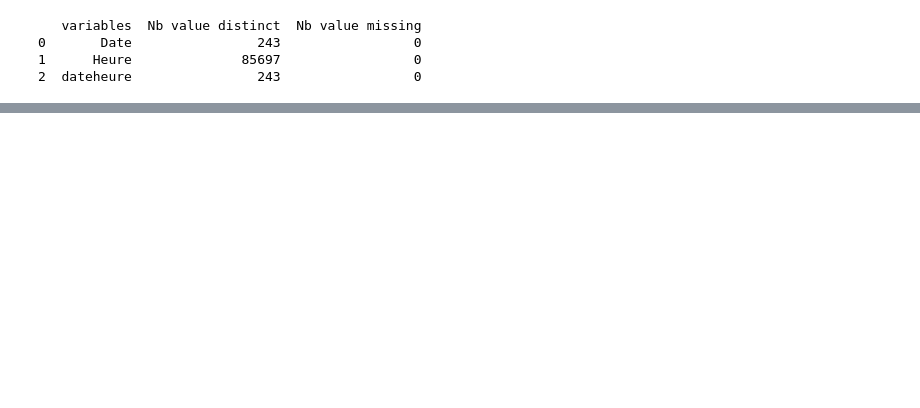
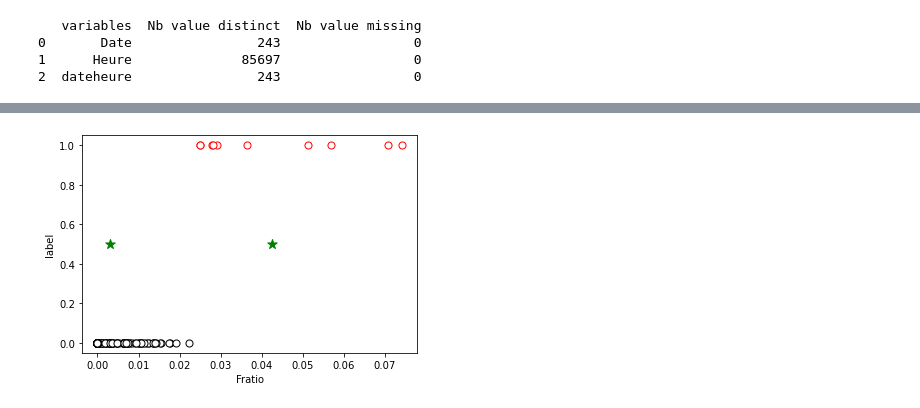
Before and after one commit to AleMax2/Scoring, a Jupyter notebook: Scoring .ipynb, the cells around one changed output, grey strips where cells are left out. Saved outputs shown, nothing was run; the diff lists cells and outputs as text; code cells hidden in the pictures; blank space fills up the shorter version.

```diff
--- a/Scoring .ipynb
+++ b/Scoring .ipynb
@@ -122,0 +209,8 @@ print(info_df_cat)
+# %%
+kmeans = KMeans(n_clusters=2, init='random', n_init=1000)
+cmerged['label'] = kmeans.fit_predict(cmerged[['Fratio']])
+ax = cmerged[cmerged['label']==0].plot.scatter(x='Fratio', y='label', s=50, color='white', edgecolor='black')
+cmerged[cmerged['label']==1].plot.scatter(x='Fratio', y='label', s=50, color='white', ax=ax, edgecolor='red')
+plt.scatter(kmeans.cluster_centers_.ravel(), [0.5]*len(kmeans.cluster_centers_), s=100, color='green', marker='*');
+# %% [output]
+[figure, added]
```
Also changed, not shown: parts of 34 cells of this notebook.
